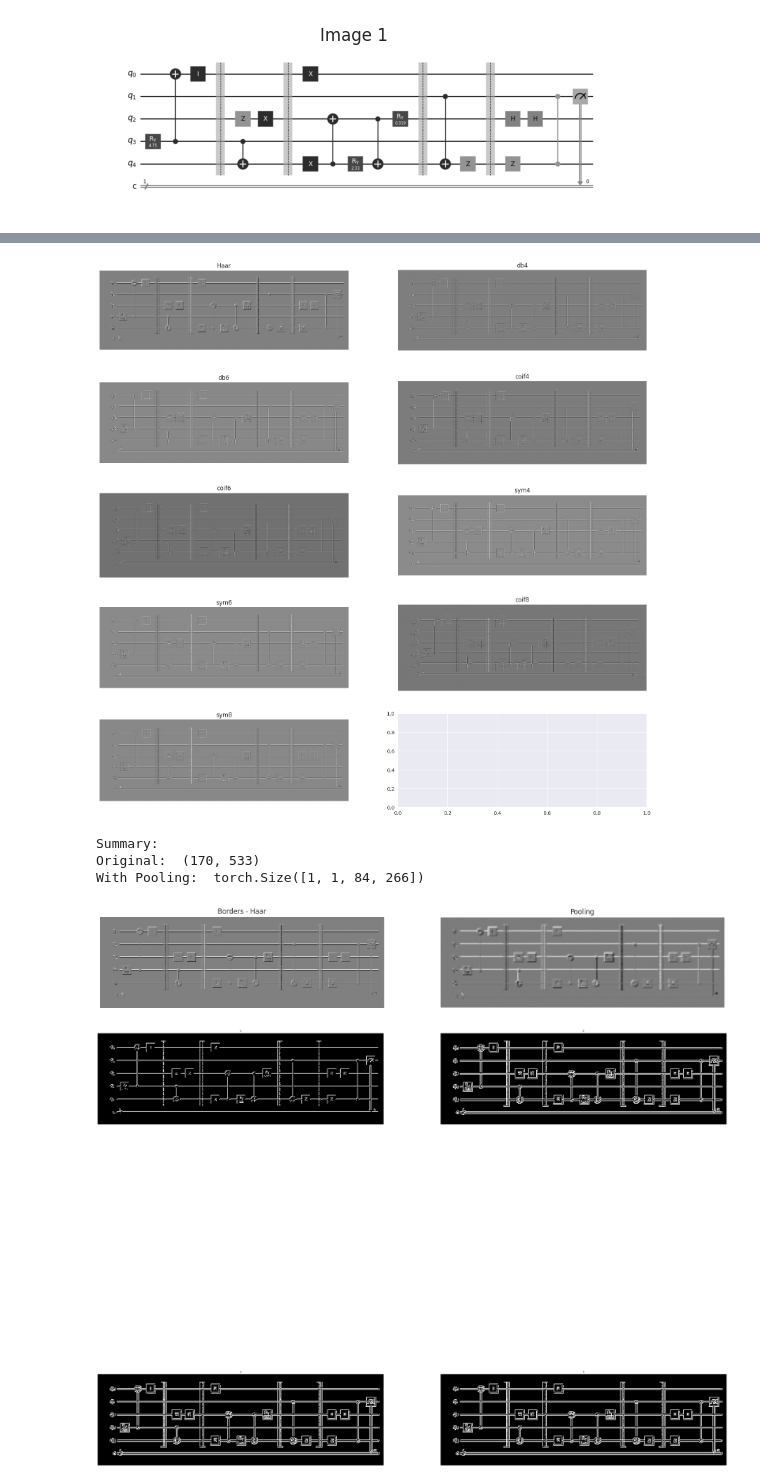
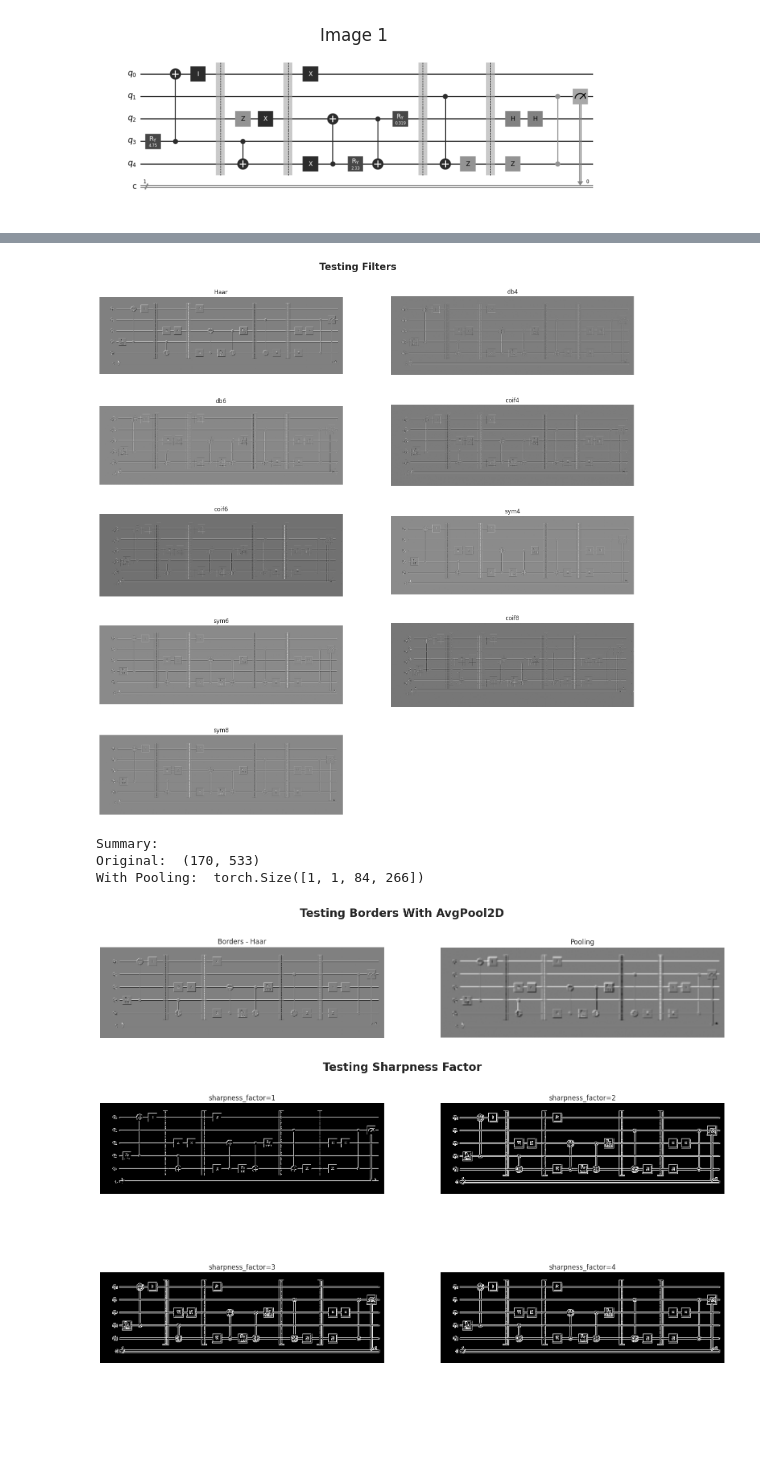
Before and after one commit to Dpbm/qcop, a Jupyter notebook: notebooks/data-analysis.ipynb, the cells around one changed output, grey strips where cells are left out. Cells and saved outputs as stored; diff of their text form; code cells hidden in the pictures; blank space fills up the shorter version.

```diff
--- a/notebooks/data-analysis.ipynb
+++ b/notebooks/data-analysis.ipynb
@@ -324,12 +295,14 @@ plt.show()
 Shape:  (339, 1065)
 [figure]
 # %%
+print("Recursive decompositions of cA")
 img = ex_image
+
 for turn in range(4):
     coeffs = pywt.dwt2(img, 'Haar')
     cA, (cB, cC, cD) = coeffs
 
-    fig,axs = plt.subplots(3,2)
+    fig,axs = plt.subplots(3,2,figsize=(20,10))
     axs[2,1].set_visible(False)
 
 
@@ -354,7 +327,8 @@ for turn in range(4):
     axs[2,0].set_title("B[.][.] + C[.][.]")
     axs[2,0].axis("off")
 
-    plt.suptitle(f"Turn: {turn+1}", fontsize=16)
+    plt.suptitle(f"Decomposition Turn: {turn+1}", fontsize=16, y=0.91, fontweight="bold")
+    fig.savefig(os.path.join(TARGET_DIR,f"decomposition-turn-{turn+1}.png"),bbox_inches="tight")
     plt.show()
 
     print("Shape A[.][.]", cA.shape)
@@ -371,0 +347,20 @@ Shape A[.][.] (22, 67)
+# %%
+cA, (cB, cC, cD) = pywt.dwt2(ex_image, 'Haar')
+border1 = cB+cC
+
+cA, (cB, cC, cD) = pywt.dwt2(border1, 'Haar')
+border2 = cB+cC
+
+fig,axs = plt.subplots(1,2,figsize=(20,20))
+axs[0].imshow(border1, cmap="grey")
+axs[0].set_title("Border First Turn")
+axs[0].axis("off")
+
+
+axs[1].imshow(border2, cmap="grey")
+axs[1].set_title("Border Second Turn")
+axs[1].axis("off")
+
+plt.suptitle("Two Turns decompose borders 2D-DWT", y=0.6, fontsize=20, fontweight="bold")
+fig.savefig(os.path.join(TARGET_DIR,"two-decompose-borders.png"),bbox_inches="tight")
+plt.show()
@@ -372,9 +369,13 @@ Shape A[.][.] (22, 67)
 # %%
 filters = ('Haar', "db4", "db6", "coif4", "coif6", "sym4", "sym6", "coif8", "sym8")
-rows = int(len(filters)//2) + int(len(filters) % 2 == 1)
+is_odd = len(filters) % 2 == 1
+rows = int(len(filters)//2) + int(is_odd)
 cols = 2
 
 fig,axs = plt.subplots(rows,cols, figsize=(20,20))
+if is_odd:
+    axs[rows-1,cols-1].set_visible(False)
+
 
 for f_i,f in enumerate(filters):
     coeffs = pywt.dwt2(ex_image, f)
@@ -387,9 +388,12 @@ for f_i,f in enumerate(filters):
     ax.imshow(cB+cC, cmap="grey")
     ax.set_title(f)
     ax.axis("off")
+
+plt.suptitle("Testing Filters", y=0.92, fontsize=20, fontweight="bold")
+fig.savefig(os.path.join(TARGET_DIR,"test-filters-borders.png"),bbox_inches="tight")
 plt.show()
 # %% [output]
-[figure, old version]
+[figure, new version]
 # %%
 coeffs = pywt.dwt2(ex_image, 'Haar')
 cA, (cB, cC, cD) = coeffs
@@ -413,26 +417,30 @@ axs[1].axis("off")
 axs[1].set_title("Pooling")
 axs[1].imshow(border_pooled.squeeze().numpy(), cmap="grey")
 
+plt.suptitle("Testing Borders With AvgPool2D", y=0.6, fontsize=20, fontweight="bold")
+fig.savefig(os.path.join(TARGET_DIR,"test-borders-avgpool.png"),bbox_inches="tight")
 plt.show()
 # %% [output]
 Summary:
 Original:  (170, 533)
 With Pooling:  torch.Size([1, 1, 84, 266])
-[figure, old version]
+[figure, new version]
 # %%
-fig,axs = plt.subplots(2,2,figsize=(50,50))
+fig,axs = plt.subplots(2,2,figsize=(20,10))
 for i in range(2):
     for j in range(2):
         factor = (i*2 + j) + 1
         filtering_v2 = v2.Compose([
             v2.RandomAdjustSharpness(sharpness_factor=factor, p=1)
         ])
         inp = torch.from_numpy(border).unsqueeze(0).unsqueeze(0)
         out = filtering_v2(inp).squeeze().numpy()
         axs[i,j].imshow(out, cmap="grey")
-        axs[i,j].set_title(factor)
+        axs[i,j].set_title(f"sharpness_factor={factor}")
         axs[i,j].axis("off")
+plt.suptitle("Testing Sharpness Factor", y=0.92, fontsize=20, fontweight="bold")
+fig.savefig(os.path.join(TARGET_DIR,"test-sharpness.png"),bbox_inches="tight")
 plt.show()
 # %% [output]
-[figure, old version]
+[figure, new version]
 # %%
```
Also changed, not shown: parts of 21 cells of this notebook, 12 other files.
